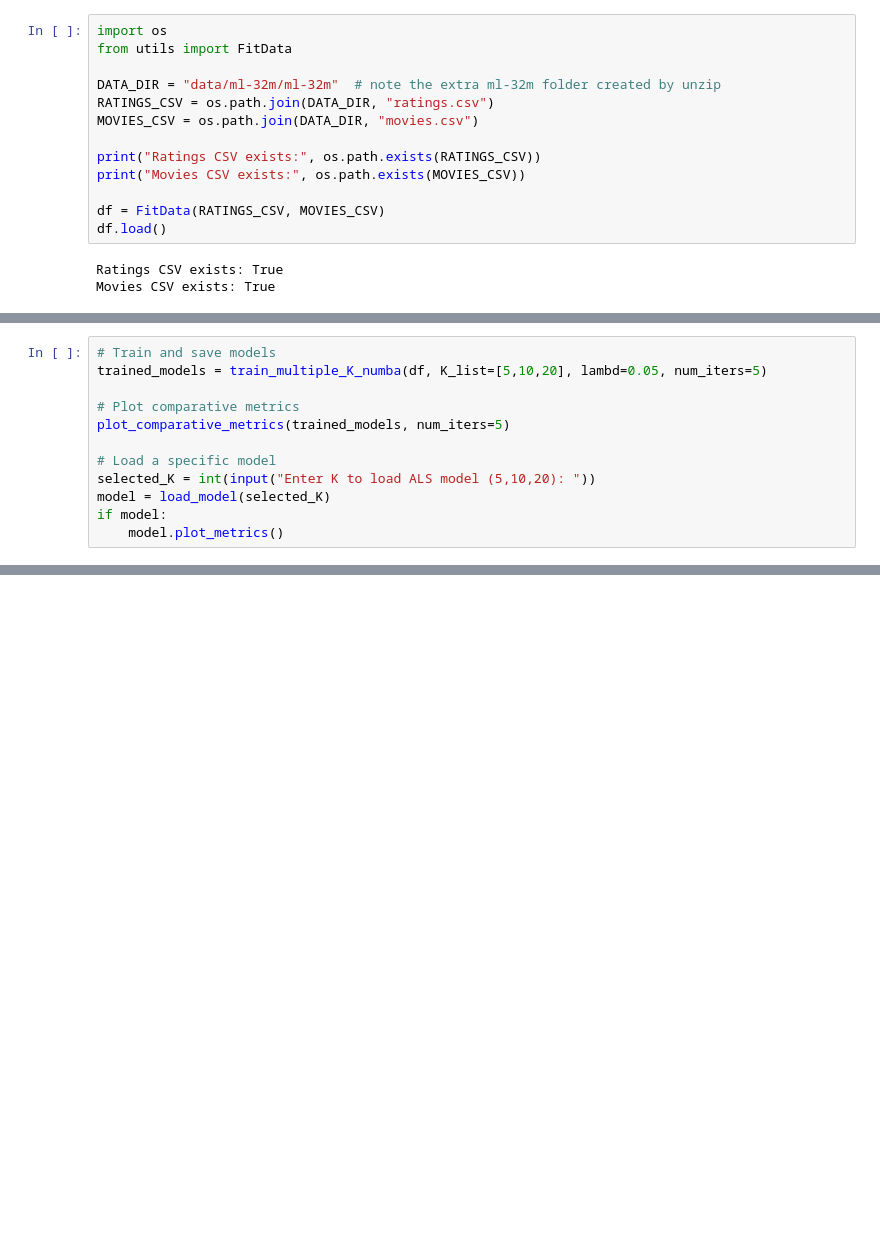
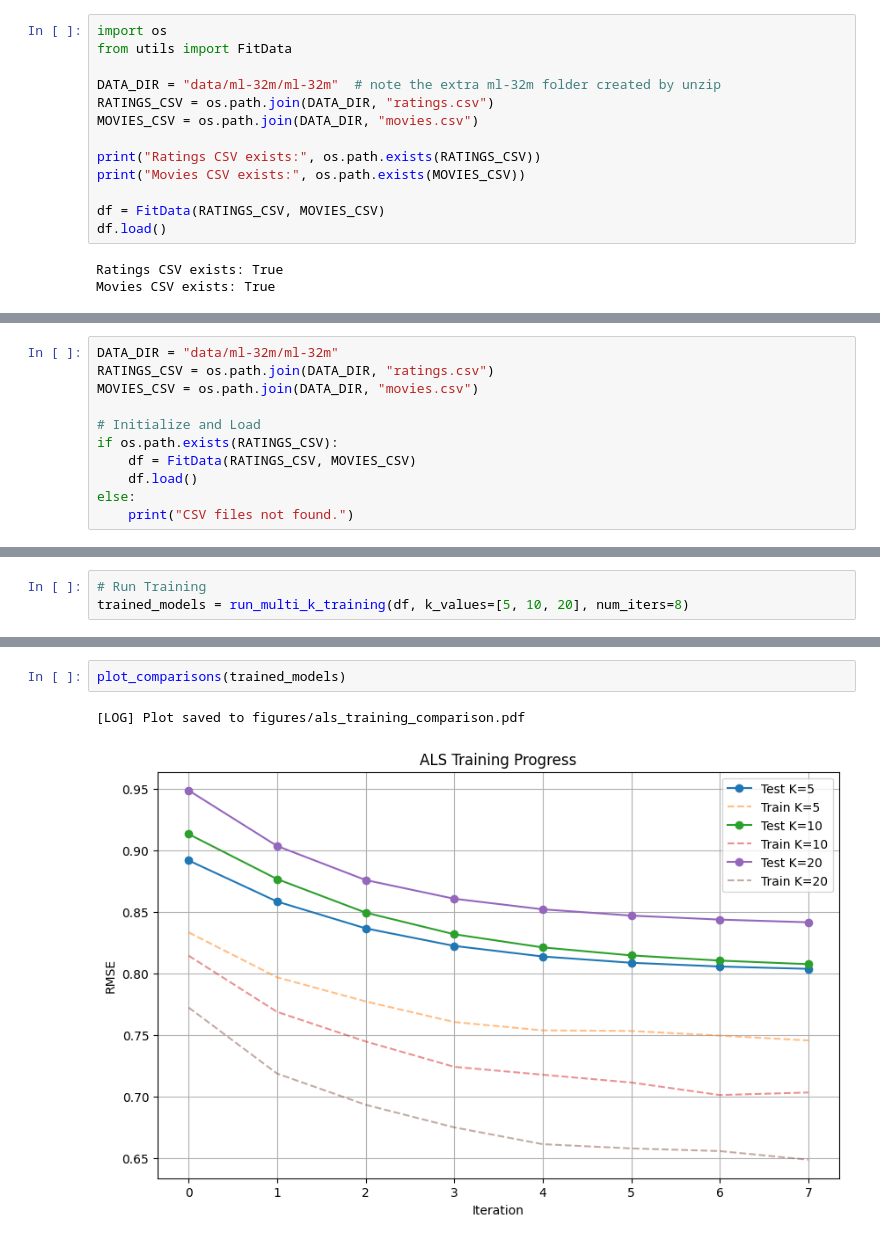
Before and after one commit to DanielAyomide-git/applied-ml-at-scale-aims2025, a Jupyter notebook: Applied_ML_at_scale.ipynb, the cells around one changed output, grey strips where cells are left out. Cells and saved outputs as stored; diff of their text form; blank space fills up the shorter version.

```diff
--- a/Applied_ML_at_scale.ipynb
+++ b/Applied_ML_at_scale.ipynb
@@ -1416,12 +1320,0 @@ def train_multiple_K_numba(df, K_list=[10, 20], lambd=0.05, num_iters=10):
-# %%
-# Train and save models
-trained_models = train_multiple_K_numba(df, K_list=[5,10,20], lambd=0.05, num_iters=5)
-
-# Plot comparative metrics
-plot_comparative_metrics(trained_models, num_iters=5)
-
-# Load a specific model
-selected_K = int(input("Enter K to load ALS model (5,10,20): "))
-model = load_model(selected_K)
-if model:
-    model.plot_metrics()
@@ -1572,0 +1795,11 @@ for mid, norm in polarizing:
+# %%
+DATA_DIR = "data/ml-32m/ml-32m"
+RATINGS_CSV = os.path.join(DATA_DIR, "ratings.csv")
+MOVIES_CSV = os.path.join(DATA_DIR, "movies.csv")
+
+# Initialize and Load
+if os.path.exists(RATINGS_CSV):
+    df = FitData(RATINGS_CSV, MOVIES_CSV)
+    df.load()
+else:
+    print("CSV files not found.")
@@ -1572,0 +1808,3 @@ for mid, norm in polarizing:
+# %%
+# Run Training
+trained_models = run_multi_k_training(df, k_values=[5, 10, 20], num_iters=8)
@@ -1572,0 +1829,5 @@ for mid, norm in polarizing:
+# %%
+plot_comparisons(trained_models)
+# %% [output]
+[LOG] Plot saved to figures/als_training_comparison.pdf
+[figure, added]
```
Also changed, not shown: parts of 13 cells of this notebook, 8 other files.
